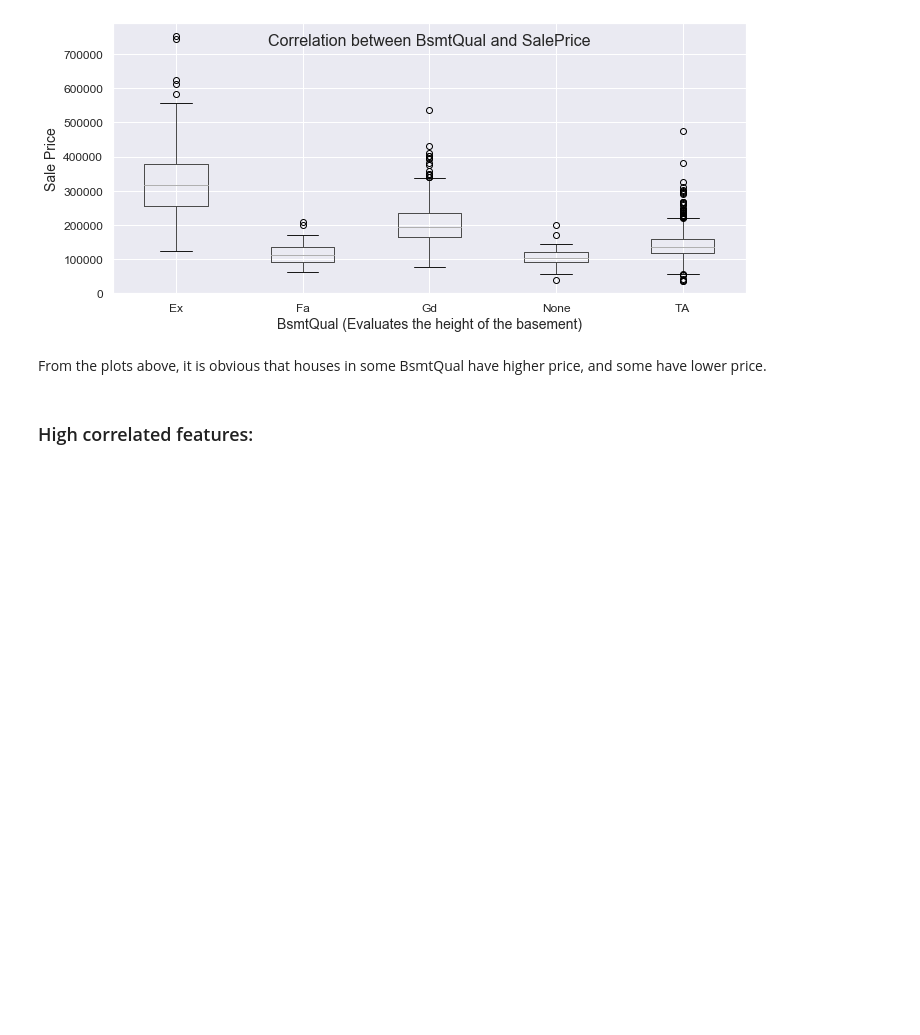
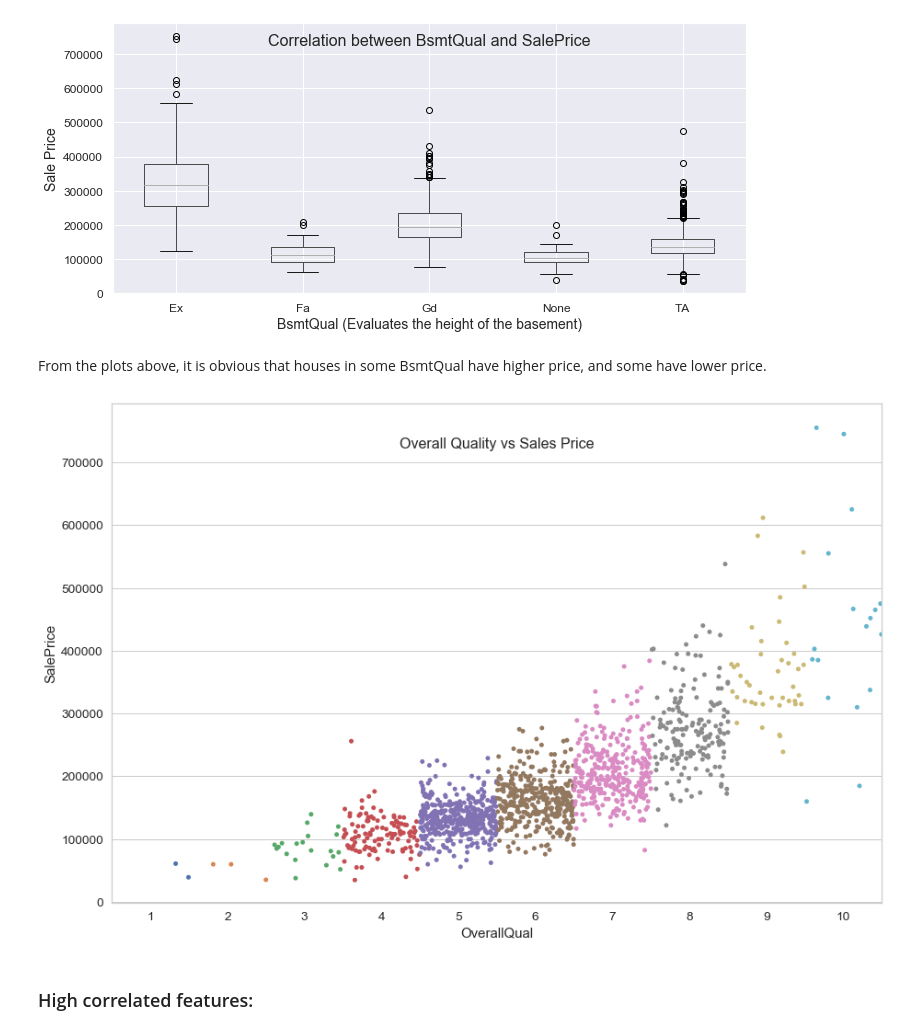
Before and after one commit to chibz3/Real_estate_investment, a Jupyter notebook: housing_prices.ipynb, the cells around one changed output. Cells and saved outputs as stored; diff of their text form; code cells hidden in the pictures; blank space fills up the shorter version.

```diff
--- a/housing_prices.ipynb
+++ b/housing_prices.ipynb
@@ -902,6 +872,15 @@ Text(0.5, 0.98, '')
 [figure]
 # %% [markdown]
 From the plots above, it is obvious that houses in some BsmtQual have higher price, and some have lower price.
+# %%
+
+f, ax = plt.subplots(figsize=(15, 10))
+sns.stripplot(data = df_train, x='OverallQual', y='SalePrice', jitter=.5)
+plt.title('Overall Quality vs Sales Price',fontsize=16,y=0.9)
+plt.savefig('overall.png', bbox_inches='tight');
+plt.show()
+# %% [output]
+[figure, added]
 # %% [markdown]
 ### High correlated features:
 # %% [markdown]
```
Also changed, not shown: parts of 11 cells of this notebook, 5 other files.
